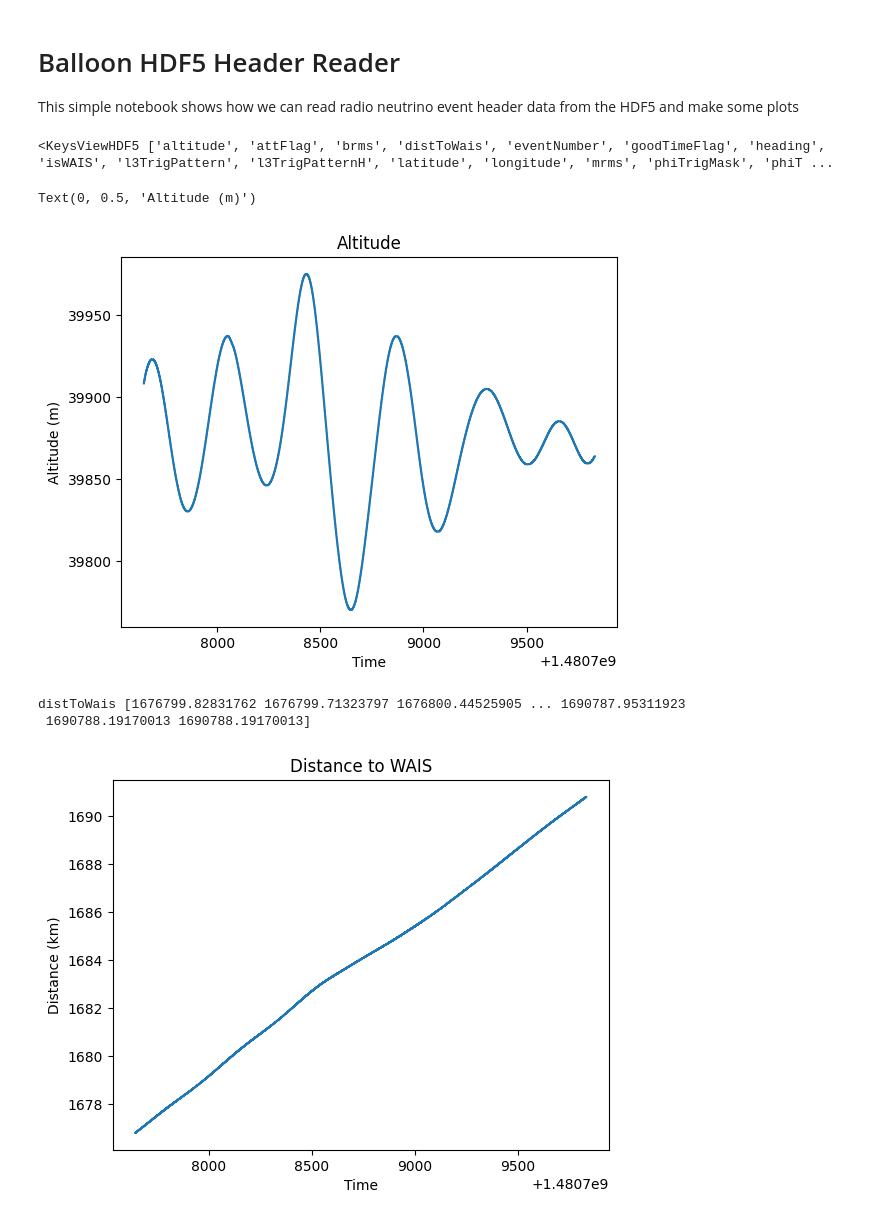
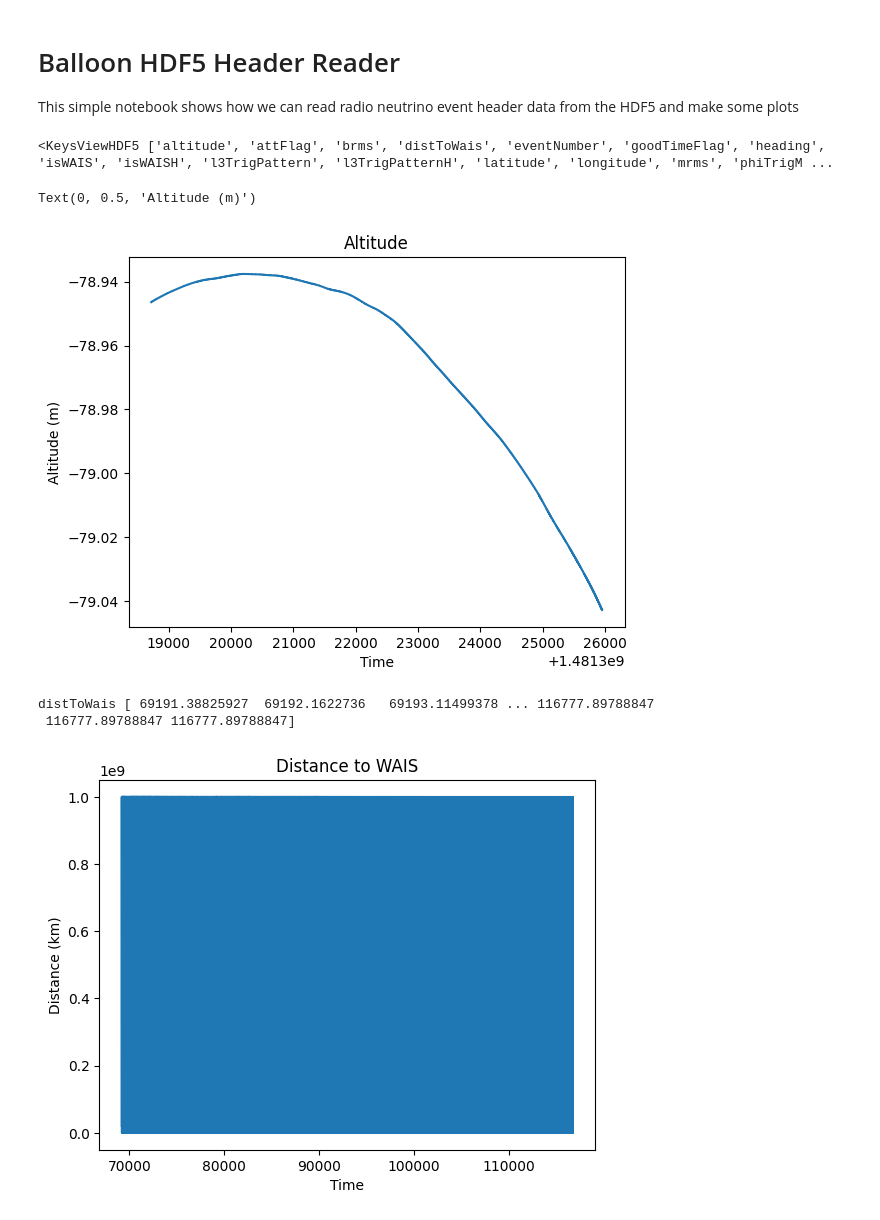
Before and after one commit to nichol77/antarcticaRadioNeutrino, a Jupyter notebook: balloonHdf5HeaderReader.ipynb, the cells around one changed output. Cells and saved outputs as stored; diff of their text form; code cells hidden in the pictures.

```diff
--- a/balloonHdf5HeaderReader.ipynb
+++ b/balloonHdf5HeaderReader.ipynb
@@ -10,30 +11,30 @@ import h5py
 # %%
-run=42
+run=134
 f = h5py.File('flight2016/hdf5/run'+str(run)+'/header'+str(run)+'.hdf5')
 rungr=f['run'+str(run)]
 # %%
 print(rungr.keys())
 # %% [output]
-<KeysViewHDF5 ['altitude', 'attFlag', 'brms', 'distToWais', 'eventNumber', 'goodTimeFlag', 'heading', 'isWAIS', 'l3TrigPattern', 'l3TrigPatternH', 'latitude', 'longitude', 'mrms', 'phiTrigMask', 'phiT ...
+<KeysViewHDF5 ['altitude', 'attFlag', 'brms', 'distToWais', 'eventNumber', 'goodTimeFlag', 'heading', 'isWAIS', 'isWAISH', 'l3TrigPattern', 'l3TrigPatternH', 'latitude', 'longitude', 'mrms', 'phiTrigM ...
 # %%
 fig,ax = plt.subplots()
 ax.set_title("Altitude")
 #print(rungr['triggerTime'][:])
-ax.plot(rungr['triggerTime'][:],rungr['altitude'][:])
+ax.plot(rungr['triggerTime'][:],rungr['latitude'][:])
 ax.set_xlabel("Time")
 ax.set_ylabel("Altitude (m)")
 # %% [output]
 Text(0, 0.5, 'Altitude (m)')
-[figure, old version]
+[figure, new version]
 # %%
 fig,ax = plt.subplots()
 ax.set_title("Distance to WAIS")
-ax.plot(rungr['triggerTime'][:],rungr['distToWais'][:]/1e3)
+ax.plot(rungr['distToWais'][:],rungr['triggerTimeNs'][:]-1e9*rungr['distToWais'][:]/scipy.constants.c)
 ax.set_xlabel("Time")
 ax.set_ylabel("Distance (km)")
 
 print('distToWais',rungr['distToWais'][:])
 # %% [output]
-distToWais [1676799.82831762 1676799.71323797 1676800.44525905 ... 1690787.95311923
- 1690788.19170013 1690788.19170013]
+distToWais [ 69191.38825927  69192.1622736   69193.11499378 ... 116777.89788847
+ 116777.89788847 116777.89788847]
-[figure, old version]
+[figure, new version]
```
Also changed, not shown: parts of 3 cells of this notebook, 2 other files.
